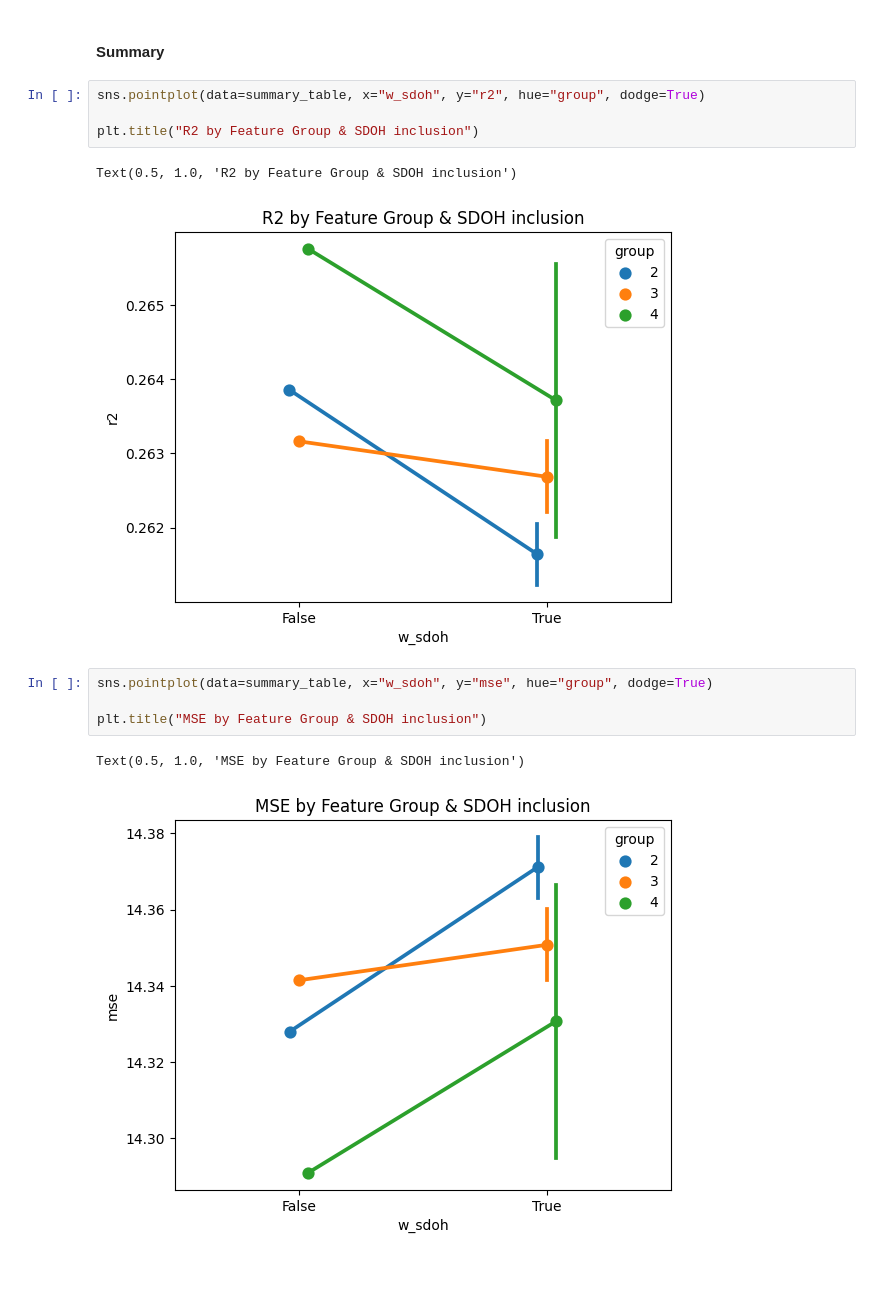
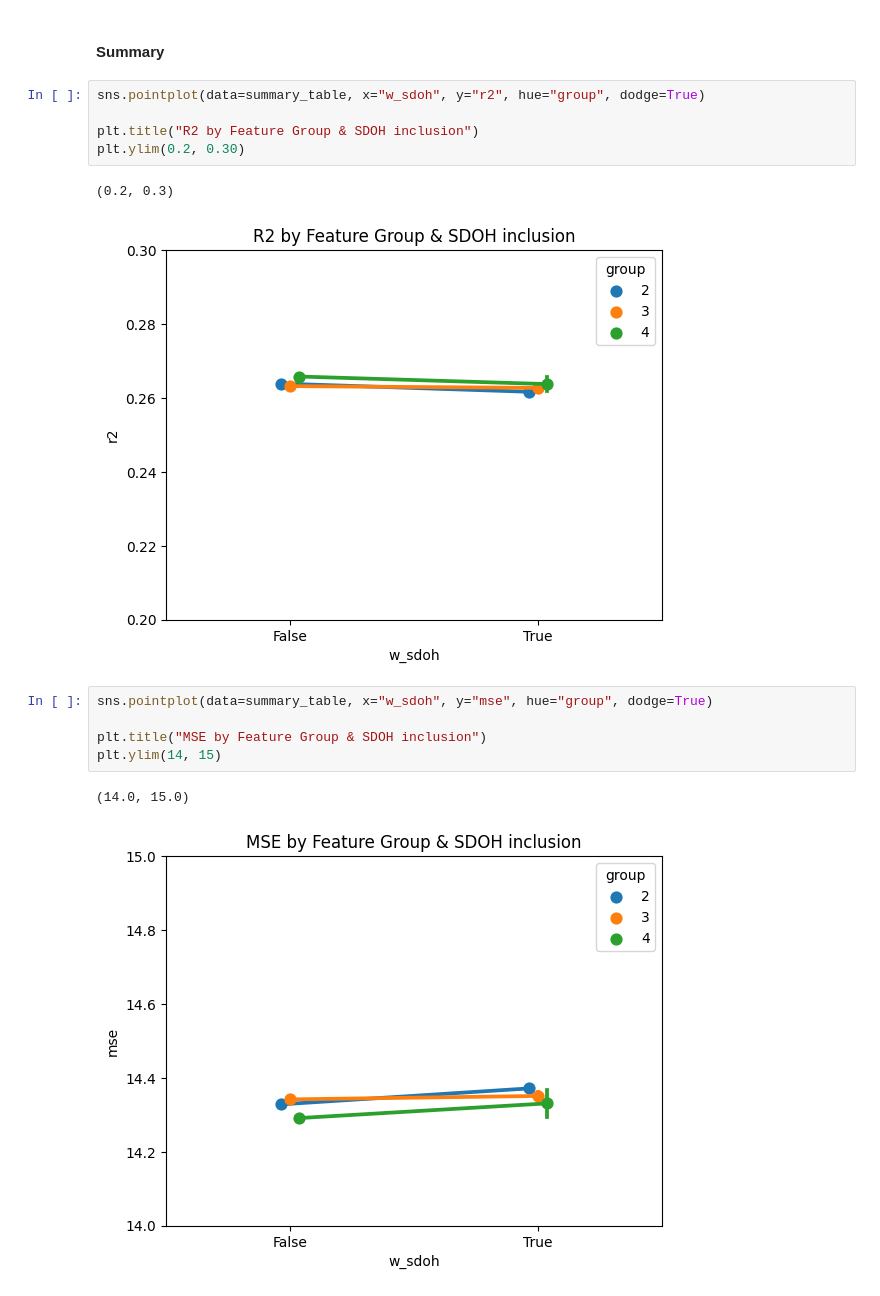
Before and after one commit to DS4A-2023-Team-20/ca-sdoh, a Jupyter notebook: code/jess/model_dev.ipynb, the cells around one changed output. Saved outputs shown, nothing was run; the diff lists cells and outputs as text.

Commit message:
CMS risk adjusments & plot re-scale

```diff
--- a/code/jess/model_dev.ipynb
+++ b/code/jess/model_dev.ipynb
@@ -520,13 +528,15 @@ best_fit_cols_minority_only mse: 14.295, r2: 0.27
 sns.pointplot(data=summary_table, x="w_sdoh", y="r2", hue="group", dodge=True)
 
 plt.title("R2 by Feature Group & SDOH inclusion")
+plt.ylim(0.2, 0.30)
 # %% [output]
-Text(0.5, 1.0, 'R2 by Feature Group & SDOH inclusion')
+(0.2, 0.3)
-[figure, old version]
+[figure, new version]
 # %%
 sns.pointplot(data=summary_table, x="w_sdoh", y="mse", hue="group", dodge=True)
 
 plt.title("MSE by Feature Group & SDOH inclusion")
+plt.ylim(14, 15)
 # %% [output]
-Text(0.5, 1.0, 'MSE by Feature Group & SDOH inclusion')
+(14.0, 15.0)
-[figure, old version]
+[figure, new version]
```
Also changed, not shown: parts of 3 cells of this notebook, 1 other file.
